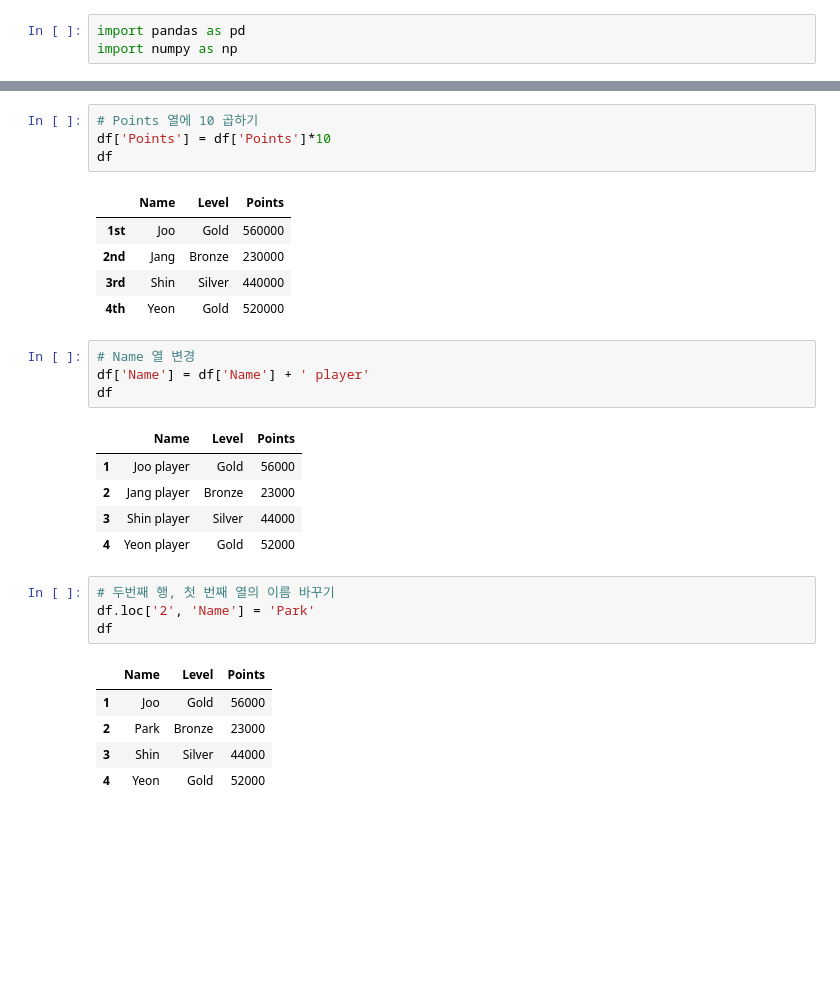
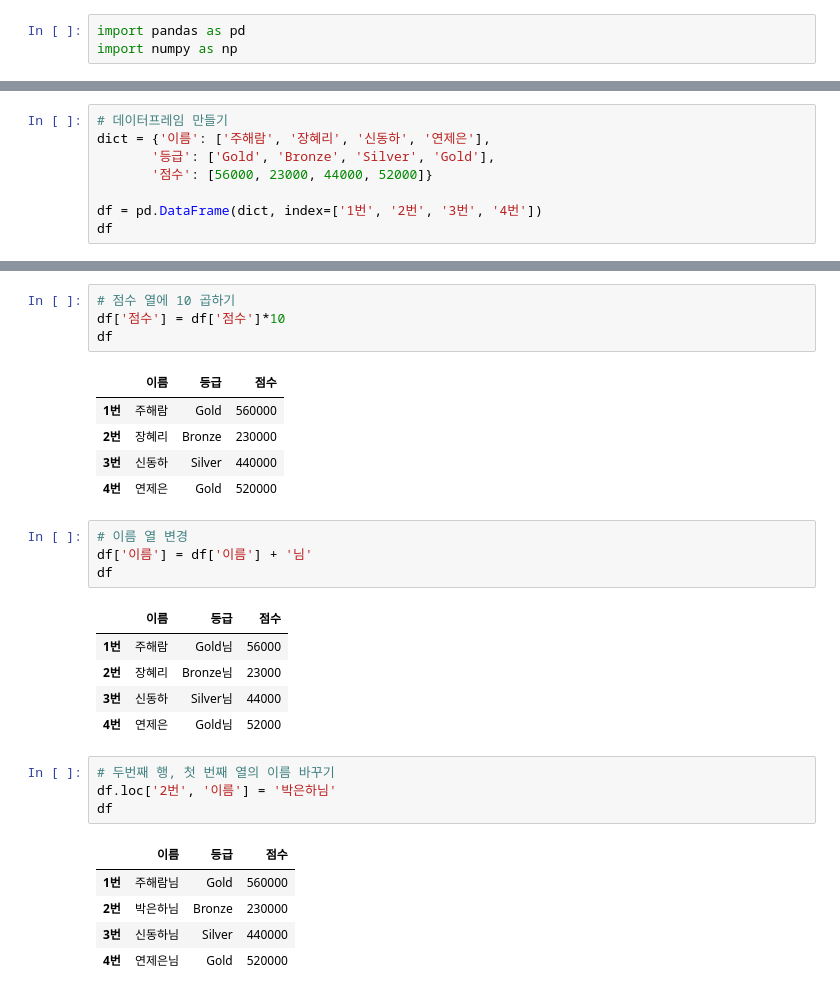
Before and after one commit to haeramee/DScover_week1, a Jupyter notebook: 5. 데이터프레임 변경 - 1단계.ipynb, the cells around one changed output, grey strips where cells are left out. Saved outputs shown, nothing was run; the diff lists cells and outputs as text; blank space fills up the shorter version.

```diff
--- a/5. 데이터프레임 변경 - 1단계.ipynb
+++ b/5. 데이터프레임 변경 - 1단계.ipynb
@@ -19,0 +8,8 @@ df
+# %%
+# 데이터프레임 만들기
+dict = {'이름': ['주해람', '장혜리', '신동하', '연제은'],
+       '등급': ['Gold', 'Bronze', 'Silver', 'Gold'],
+       '점수': [56000, 23000, 44000, 52000]}
+
+df = pd.DataFrame(dict, index=['1번', '2번', '3번', '4번'])
+df
@@ -20,30 +22,30 @@ df
 # %%
-# Points 열에 10 곱하기
-df['Points'] = df['Points']*10
+# 점수 열에 10 곱하기
+df['점수'] = df['점수']*10
 df
 # %% [output]
-|  | Name | Level | Points |
-| 1st | Joo | Gold | 560000 |
-| 2nd | Jang | Bronze | 230000 |
-| 3rd | Shin | Silver | 440000 |
-| 4th | Yeon | Gold | 520000 |
+|  | 이름 | 등급 | 점수 |
+| 1번 | 주해람 | Gold | 560000 |
+| 2번 | 장혜리 | Bronze | 230000 |
+| 3번 | 신동하 | Silver | 440000 |
+| 4번 | 연제은 | Gold | 520000 |
 # %%
-# Name 열 변경
-df['Name'] = df['Name'] + ' player'
+# 이름 열 변경
+df['이름'] = df['이름'] + '님'
 df
 # %% [output]
-|  | Name | Level | Points |
-| 1 | Joo player | Gold | 56000 |
-| 2 | Jang player | Bronze | 23000 |
-| 3 | Shin player | Silver | 44000 |
-| 4 | Yeon player | Gold | 52000 |
+|  | 이름 | 등급 | 점수 |
+| 1번 | 주해람 | Gold님 | 56000 |
+| 2번 | 장혜리 | Bronze님 | 23000 |
+| 3번 | 신동하 | Silver님 | 44000 |
+| 4번 | 연제은 | Gold님 | 52000 |
 # %%
 # 두번째 행, 첫 번째 열의 이름 바꾸기
-df.loc['2', 'Name'] = 'Park'
+df.loc['2번', '이름'] = '박은하님'
 df
 # %% [output]
-|  | Name | Level | Points |
-| 1 | Joo | Gold | 56000 |
-| 2 | Park | Bronze | 23000 |
-| 3 | Shin | Silver | 44000 |
-| 4 | Yeon | Gold | 52000 |
+|  | 이름 | 등급 | 점수 |
+| 1번 | 주해람님 | Gold | 560000 |
+| 2번 | 박은하님 | Bronze | 230000 |
+| 3번 | 신동하님 | Silver | 440000 |
+| 4번 | 연제은님 | Gold | 520000 |
```
Also changed, not shown: parts of 25 cells of this notebook, 3 other files.
